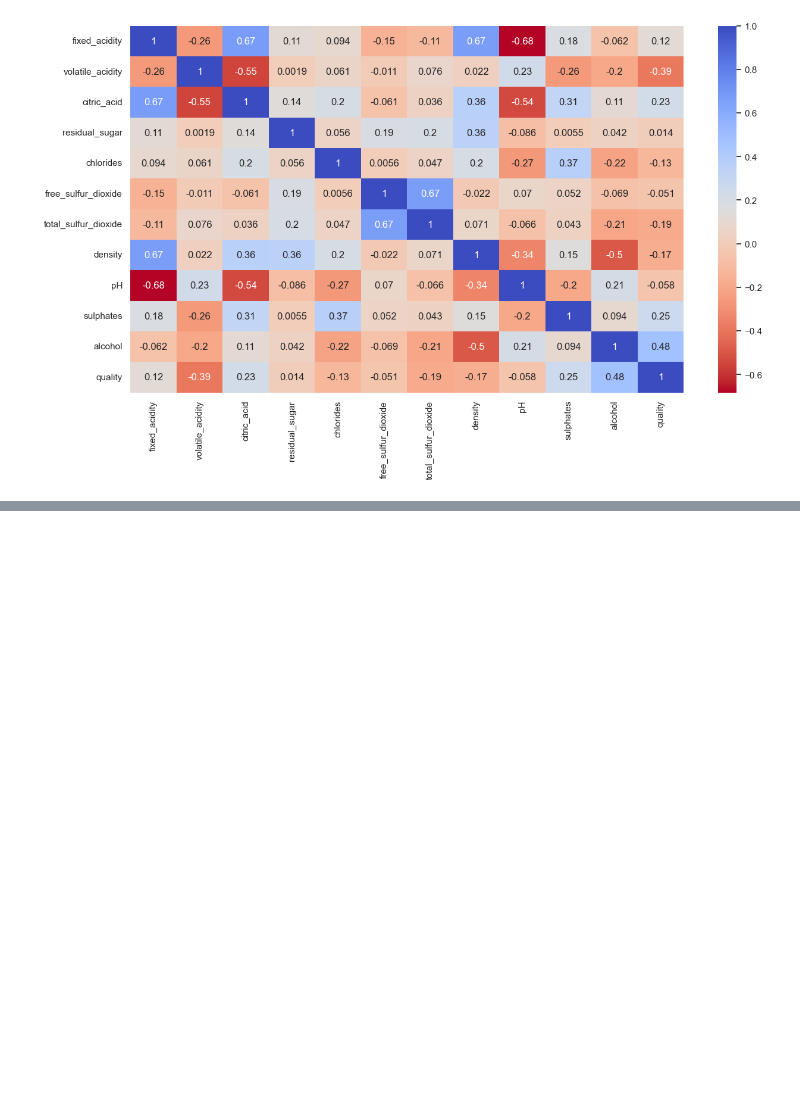
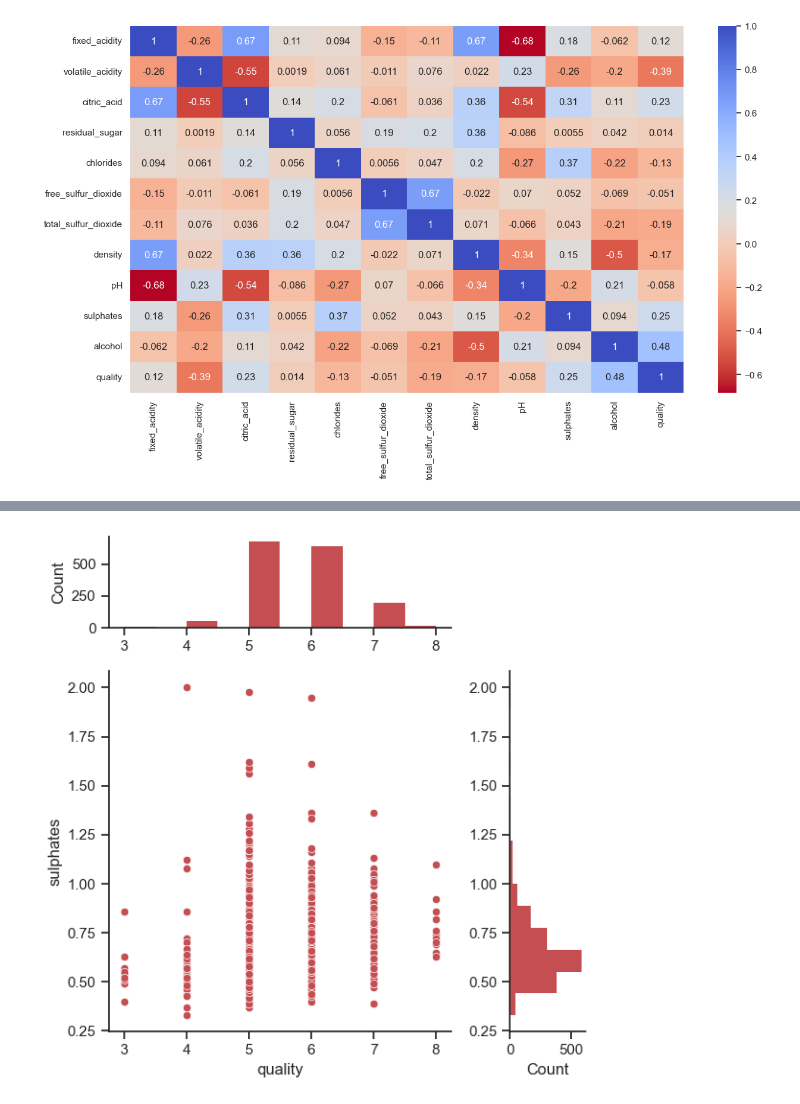
Before and after one commit to cdb8675309/Sprint-2, a Jupyter notebook: P2_S2.ipynb, the cells around one changed output, grey strips where cells are left out. Cells and saved outputs as stored; diff of their text form; code cells hidden in the pictures; blank space fills up the shorter version.

```diff
--- a/P2_S2.ipynb
+++ b/P2_S2.ipynb
@@ -259,0 +277,21 @@ sns.heatmap(corr_redwine, annot=True, cmap="coolwarm_r")
+# %%
+
+"""x, y = penguins["bill_length_mm"], penguins["bill_depth_mm"]
+sns.scatterplot(x=x, y=y, ec="b", fc="none", s=100, linewidth=1.5, ax=g.ax_joint)
+sns.histplot(x=x, fill=False, linewidth=2, ax=g.ax_marg_x)
+sns.kdeplot(y=y, linewidth=2, ax=g.ax_marg_y)
+ """
+
+#fig, ax = plt.subplots()
+g = sns.JointGrid(marginal_ticks=True, ratio=3, space=2)
+x, y = red_wine['quality'], red_wine['sulphates']
+sns.scatterplot(x=x, y=y, ax=g.ax_joint, color='r', alpha=1)
+sns.histplot(x=x, linewidth=0, ax=g.ax_marg_x, bins=10, color='r', alpha=1)
+g.ax_marg_x.tick_params(labelbottom=True)
+sns.histplot(y=y, linewidth=0, ax=g.ax_marg_y, bins=15, color='r', alpha=1)
+g.ax_marg_y.tick_params(labelleft=True)
+
+plt.tight_layout()
+plt.show()
+# %% [output]
+[figure, added]
```
Also changed, not shown: parts of 2 cells of this notebook.
